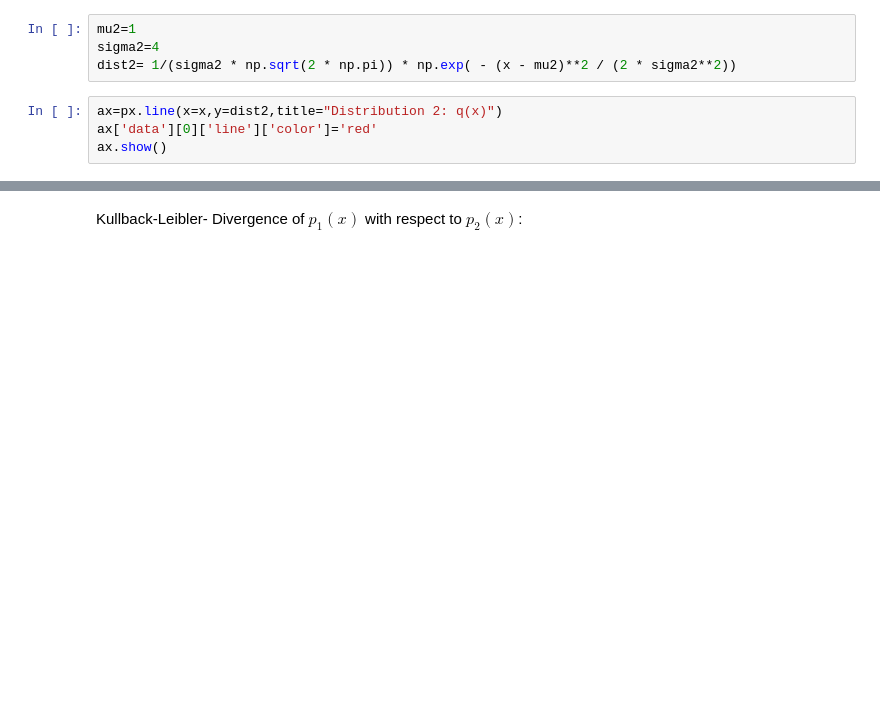
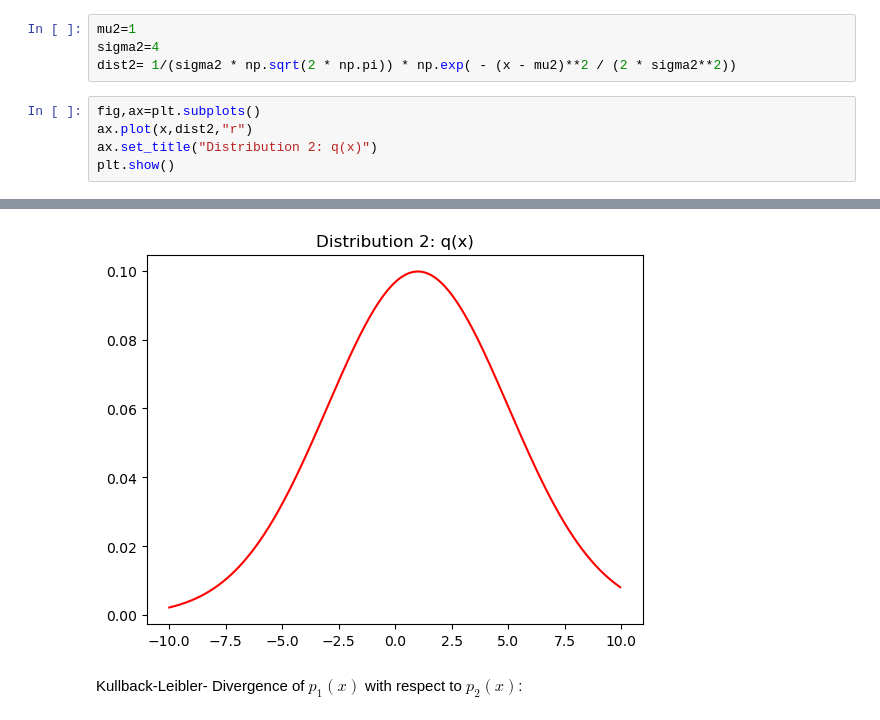
Before and after one commit to hannibunny/probability, a Jupyter notebook: _sources/KullbackLeiblerDivergence.ipynb, the cells around one changed output, grey strips where cells are left out. Saved outputs shown, nothing was run; the diff lists cells and outputs as text; blank space fills up the shorter version.

```diff
--- a/_sources/KullbackLeiblerDivergence.ipynb
+++ b/_sources/KullbackLeiblerDivergence.ipynb
@@ -46,7 +45,8 @@ mu2=1
 sigma2=4
 dist2= 1/(sigma2 * np.sqrt(2 * np.pi)) * np.exp( - (x - mu2)**2 / (2 * sigma2**2))
 # %%
-ax=px.line(x=x,y=dist2,title="Distribution 2: q(x)")
-ax['data'][0]['line']['color']='red'
-ax.show()
+fig,ax=plt.subplots()
+ax.plot(x,dist2,"r")
+ax.set_title("Distribution 2: q(x)")
+plt.show()
 # %% [output]
@@ -54,3 +53,4 @@ ax.show()
+[figure, added]
 # %% [markdown]
 Kullback-Leibler- Divergence of $p_1(x)$ with respect to $p_2(x)$:
 # %%
```
Also changed, not shown: parts of 4 cells of this notebook, 5 other files.
